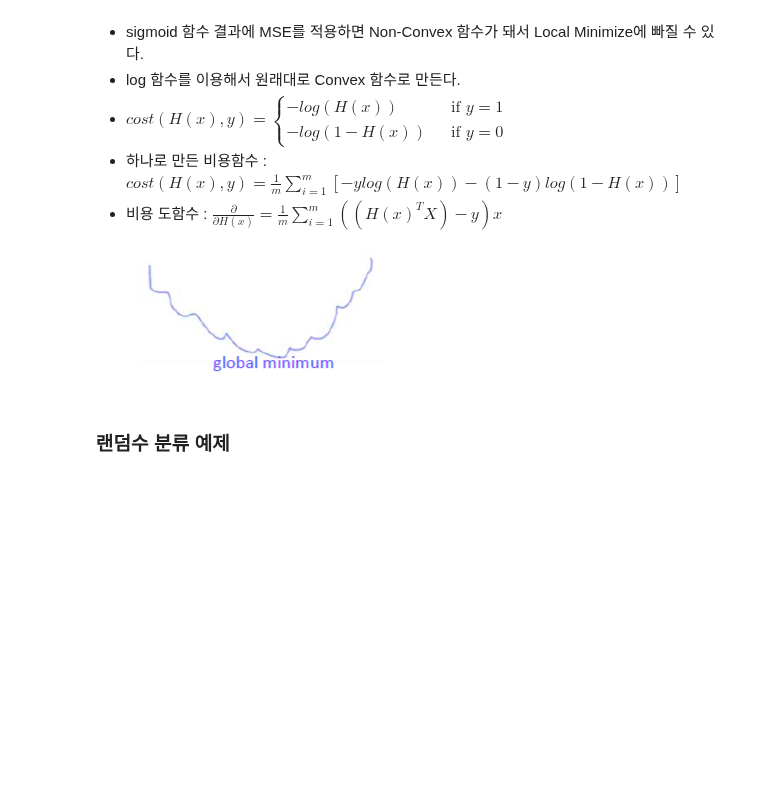
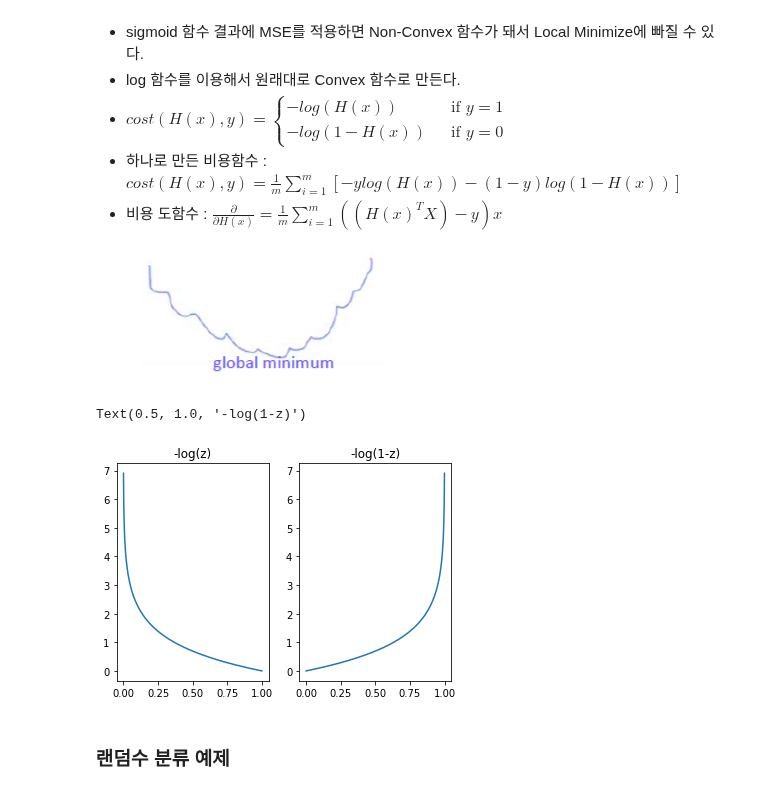
Before and after one commit to dltpdn/ml_dl_edu, a Jupyter notebook: 3.10.Logistic_Regression.ipynb, the cells around one changed output. Saved outputs shown, nothing was run; the diff lists cells and outputs as text; code cells hidden in the pictures; blank space fills up the shorter version.

```diff
--- a/3.10.Logistic_Regression.ipynb
+++ b/3.10.Logistic_Regression.ipynb
@@ -53,6 +57,18 @@ drawSigmoid(  1,  3, 'g--')
 * 하나로 만든 비용함수 : $ \displaystyle cost(H(x), y) = \frac{1}{m}\sum_{i=1}^m[-ylog(H(x))-(1-y)log(1-H(x))]$
 * 비용 도함수 : $\displaystyle\frac{\partial}{\partial{H(x)}} = \frac{1}{m}\sum_{i=1}^m((H(x)^T X)-y)x$
 ![image.png](attachment:image2.png)
+# %%
+z = np.arange(0, 1, 0.001)
+
+plt.subplot(1,2, 1)
+plt.plot(z, -1 * np.log(z))
+plt.title("-log(z)")
+plt.subplot(1,2, 2)
+plt.plot(z, -1 * np.log(1-z))
+plt.title("-log(1-z)")
+# %% [output]
+Text(0.5, 1.0, '-log(1-z)')
+[figure, added]
 # %% [markdown]
 ### 랜덤수 분류 예제
 # %%
```
Also changed, not shown: parts of 4 cells of this notebook.
